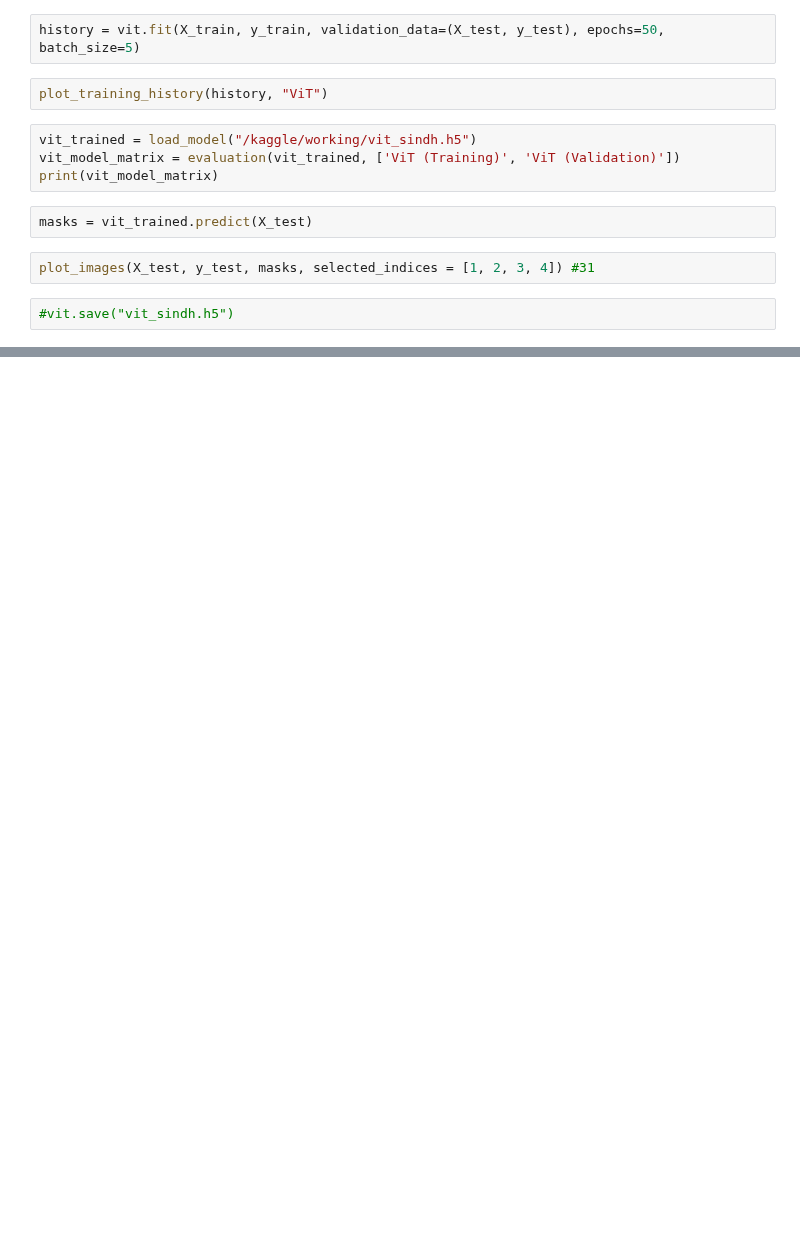
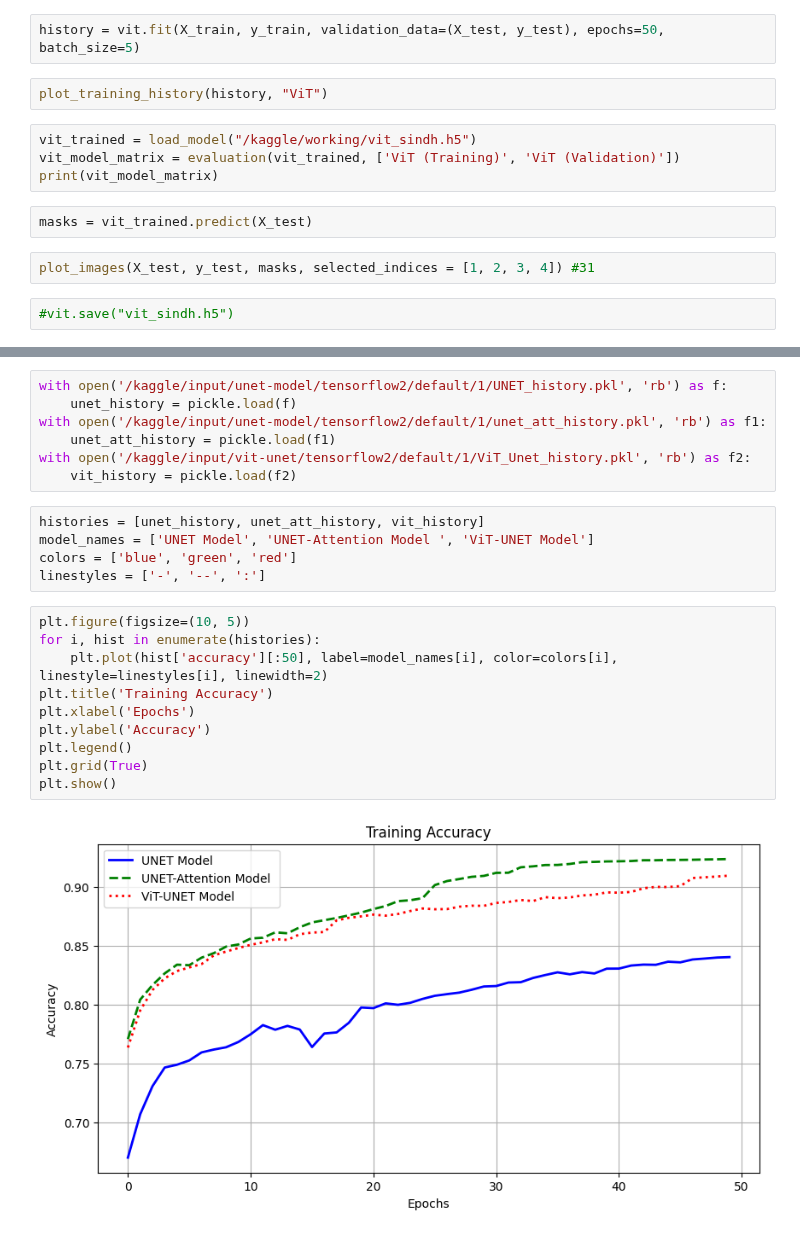
Before and after one commit to kawish14/Thesis, a Jupyter notebook: vit-unet.ipynb, the cells around one changed output, grey strips where cells are left out. Drawn from its saved outputs; the diff is of its cells as text; blank space fills up the shorter version.

Commit message:
Kaggle Notebook | ViT UNET | ViT update

```diff
--- a/vit-unet.ipynb
+++ b/vit-unet.ipynb
@@ -776 +700,25 @@ print(df)
 5        ViT-Unet (Validation)    0.881  0.286  0.702    0.850
+# %%
+with open('/kaggle/input/unet-model/tensorflow2/default/1/UNET_history.pkl', 'rb') as f:
+    unet_history = pickle.load(f)
+with open('/kaggle/input/unet-model/tensorflow2/default/1/unet_att_history.pkl', 'rb') as f1:
+    unet_att_history = pickle.load(f1)
+with open('/kaggle/input/vit-unet/tensorflow2/default/1/ViT_Unet_history.pkl', 'rb') as f2:
+    vit_history = pickle.load(f2)
+# %%
+histories = [unet_history, unet_att_history, vit_history]
+model_names = ['UNET Model', 'UNET-Attention Model ', 'ViT-UNET Model']
+colors = ['blue', 'green', 'red']
+linestyles = ['-', '--', ':']
+# %%
+plt.figure(figsize=(10, 5))
+for i, hist in enumerate(histories):
+    plt.plot(hist['accuracy'][:50], label=model_names[i], color=colors[i], linestyle=linestyles[i], linewidth=2)
+plt.title('Training Accuracy')
+plt.xlabel('Epochs')
+plt.ylabel('Accuracy')
+plt.legend()
+plt.grid(True)
+plt.show()
+# %% [output]
+[figure, added]
```
Also changed, not shown: parts of 21 cells of this notebook.
